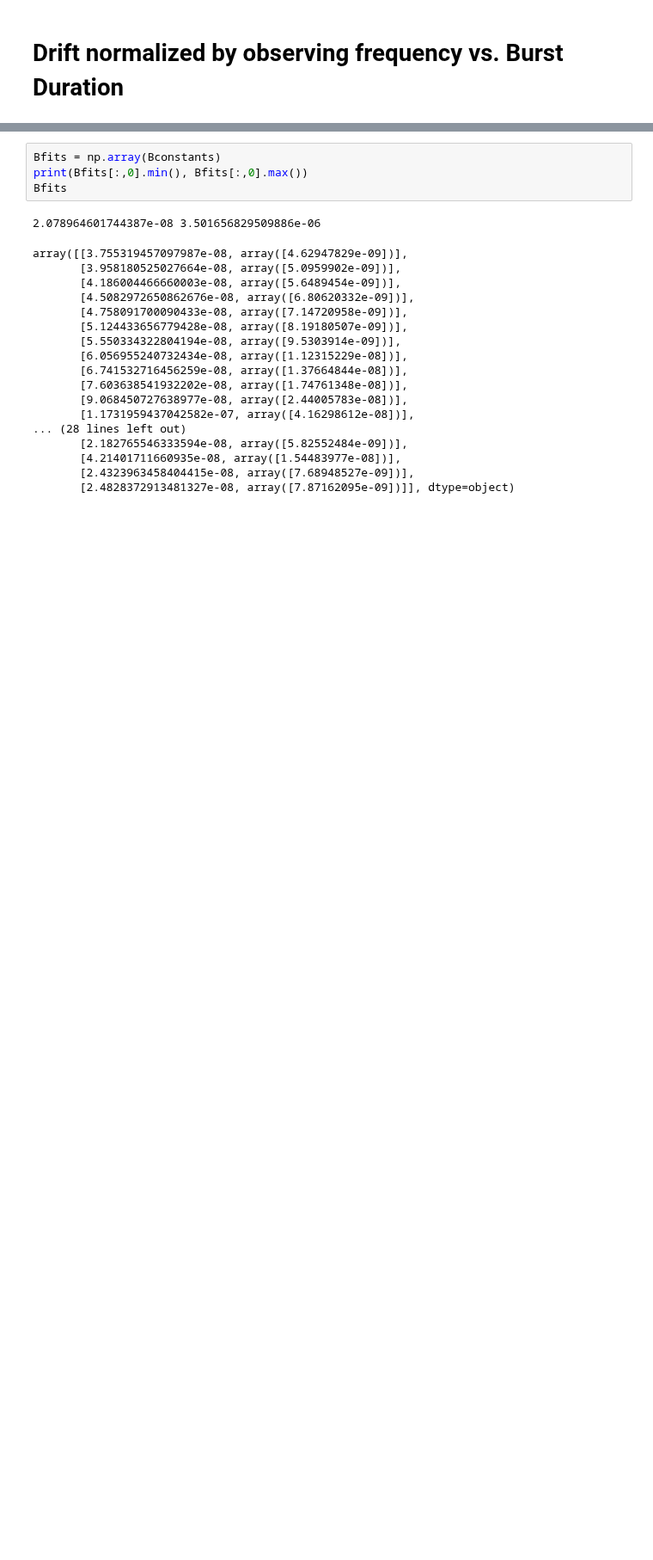
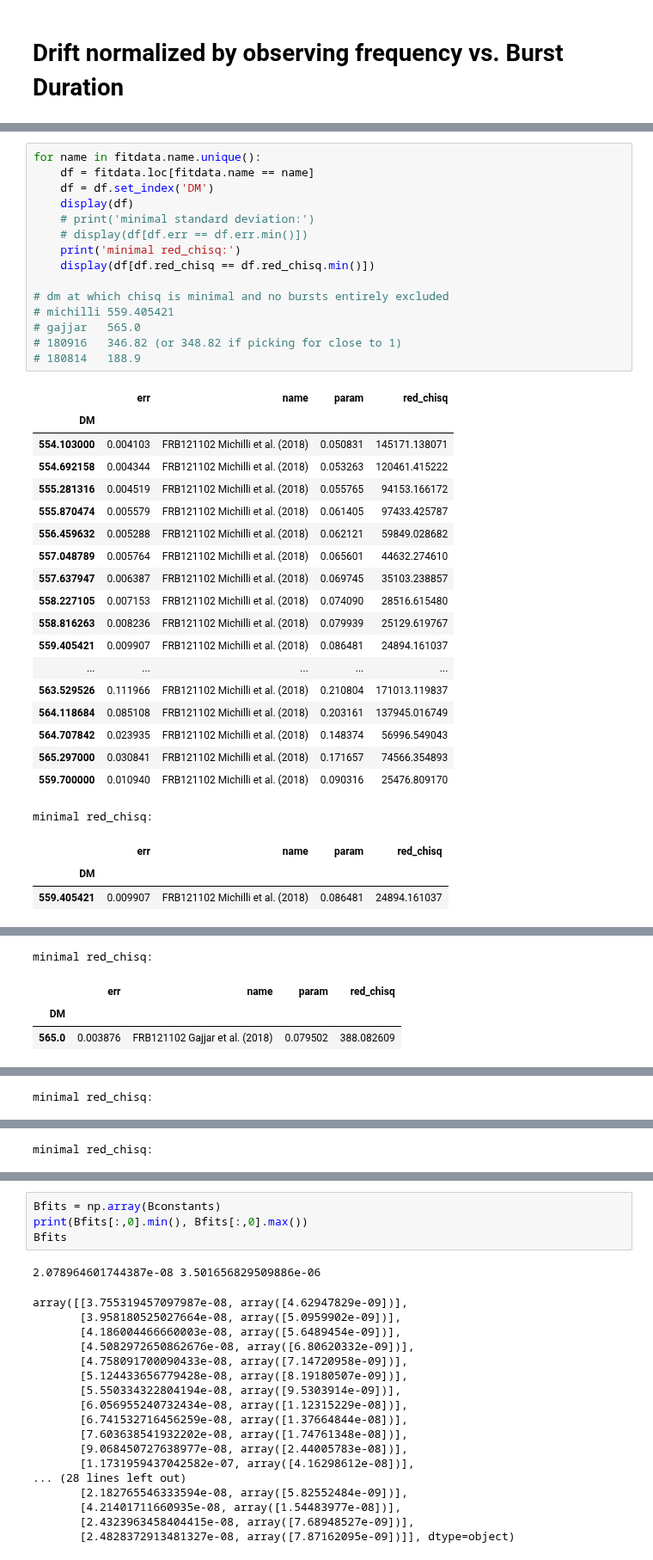
Before and after one commit to mef51/subdriftlaw, a Jupyter notebook: DMvsDrift.ipynb, the cells around one changed output, grey strips where cells are left out. Shown at 86% size. Drawn from its saved outputs; the diff is of its cells as text; blank space fills up the shorter version.

```diff
--- a/DMvsDrift.ipynb
+++ b/DMvsDrift.ipynb
@@ -190 +203,39 @@ ax.set_xlim(0.0728, 12.5)
 [figure]
+# %%
+for name in fitdata.name.unique():
+    df = fitdata.loc[fitdata.name == name]
+    df = df.set_index('DM')
+    display(df)
+    # print('minimal standard deviation:')
+    # display(df[df.err == df.err.min()])
+    print('minimal red_chisq:')
+    display(df[df.red_chisq == df.red_chisq.min()])
+
+# dm at which chisq is minimal and no bursts entirely excluded
+# michilli 559.405421
+# gajjar   565.0
+# 180916   346.82 (or 348.82 if picking for close to 1)
+# 180814   188.9
+# %% [output]
+|  | err | name | param | red_chisq |
+| DM |  |  |  |  |
+| 554.103000 | 0.004103 | FRB121102 Michilli et al. (2018) | 0.050831 | 145171.138071 |
+| 554.692158 | 0.004344 | FRB121102 Michilli et al. (2018) | 0.053263 | 120461.415222 |
+| 555.281316 | 0.004519 | FRB121102 Michilli et al. (2018) | 0.055765 | 94153.166172 |
+| 555.870474 | 0.005579 | FRB121102 Michilli et al. (2018) | 0.061405 | 97433.425787 |
+| 556.459632 | 0.005288 | FRB121102 Michilli et al. (2018) | 0.062121 | 59849.028682 |
+| 557.048789 | 0.005764 | FRB121102 Michilli et al. (2018) | 0.065601 | 44632.274610 |
+| 557.637947 | 0.006387 | FRB121102 Michilli et al. (2018) | 0.069745 | 35103.238857 |
+| 558.227105 | 0.007153 | FRB121102 Michilli et al. (2018) | 0.074090 | 28516.615480 |
+| 558.816263 | 0.008236 | FRB121102 Michilli et al. (2018) | 0.079939 | 25129.619767 |
+| 559.405421 | 0.009907 | FRB121102 Michilli et al. (2018) | 0.086481 | 24894.161037 |
+| ... | ... | ... | ... | ... |
+| 563.529526 | 0.111966 | FRB121102 Michilli et al. (2018) | 0.210804 | 171013.119837 |
+| 564.118684 | 0.085108 | FRB121102 Michilli et al. (2018) | 0.203161 | 137945.016749 |
+| 564.707842 | 0.023935 | FRB121102 Michilli et al. (2018) | 0.148374 | 56996.549043 |
+| 565.297000 | 0.030841 | FRB121102 Michilli et al. (2018) | 0.171657 | 74566.354893 |
+| 559.700000 | 0.010940 | FRB121102 Michilli et al. (2018) | 0.090316 | 25476.809170 |
+minimal red_chisq:
+|  | err | name | param | red_chisq |
+| DM |  |  |  |  |
+| 559.405421 | 0.009907 | FRB121102 Michilli et al. (2018) | 0.086481 | 24894.161037 |
@@ -190,0 +255,4 @@ ax.set_xlim(0.0728, 12.5)
+minimal red_chisq:
+|  | err | name | param | red_chisq |
+| DM |  |  |  |  |
+| 565.0 | 0.003876 | FRB121102 Gajjar et al. (2018) | 0.079502 | 388.082609 |
@@ -190,0 +266 @@ ax.set_xlim(0.0728, 12.5)
+minimal red_chisq:
@@ -190,0 +279 @@ ax.set_xlim(0.0728, 12.5)
+minimal red_chisq:
```
Also changed, not shown: parts of 4 cells of this notebook, 3 other files.
